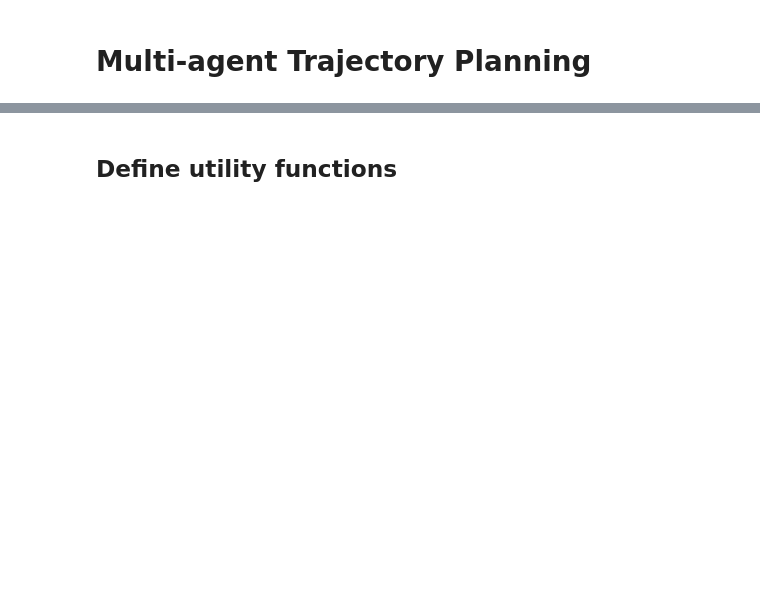
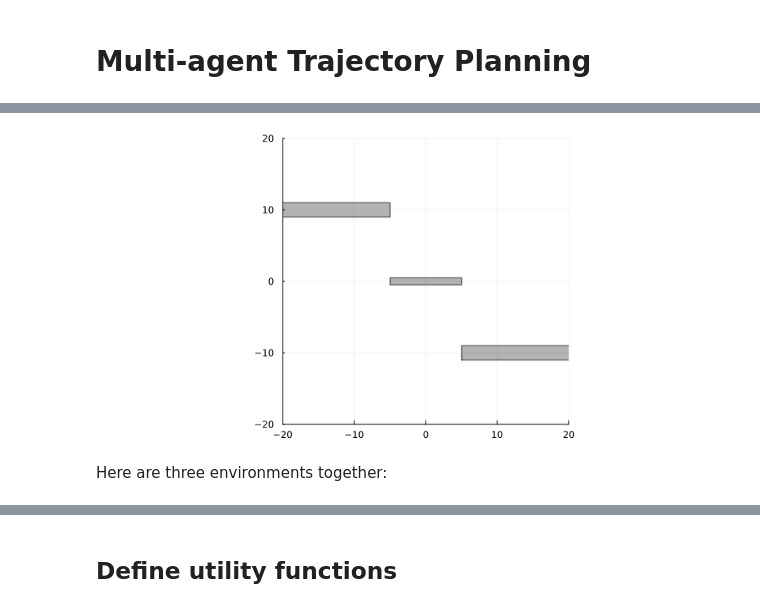
Before and after one commit to ReactiveBayes/RxInferExamples.jl, a Jupyter notebook: examples/Advanced Examples/Multi-agent Trajectory Planning/Multi-agent Trajectory Planning.ipynb, the cells around one changed output, grey strips where cells are left out. Cells and saved outputs as stored; diff of their text form; code cells hidden in the pictures; blank space fills up the shorter version.

```diff
--- a/examples/Advanced Examples/Multi-agent Trajectory Planning/Multi-agent Trajectory Planning.ipynb
+++ b/examples/Advanced Examples/Multi-agent Trajectory Planning/Multi-agent Trajectory Planning.ipynb
@@ -9,0 +110,12 @@ using LinearAlgebra, RxInfer, Plots, LogExpFunctions
+# %%
+combined_environment = Environment(obstacles = [
+    Rectangle(center = (-40, 10), size = (70, 2)),
+    Rectangle(center = (40, -10), size = (70, 2)),
+    Rectangle(center = (0, 0), size = (10, 1))
+])
+
+plot_environment(combined_environment)
+# %% [output]
+[figure, added]
+# %% [markdown]
+Here are three environments together:
```
Also changed, not shown: parts of 33 cells of this notebook.
